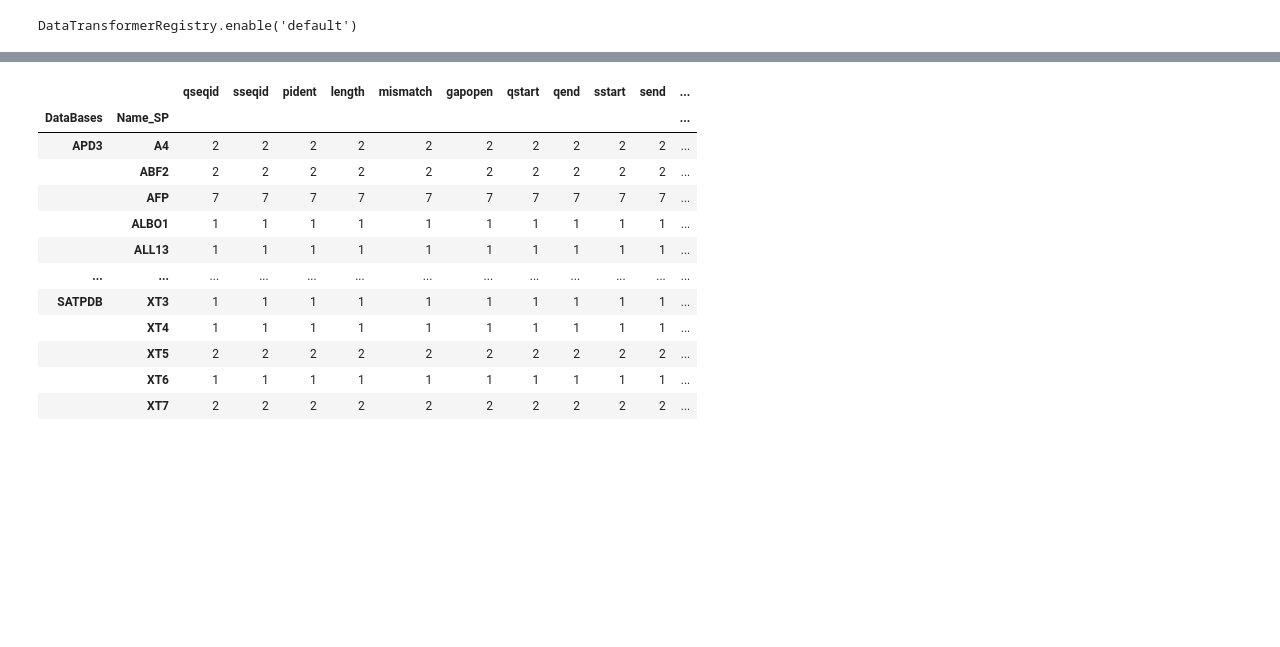
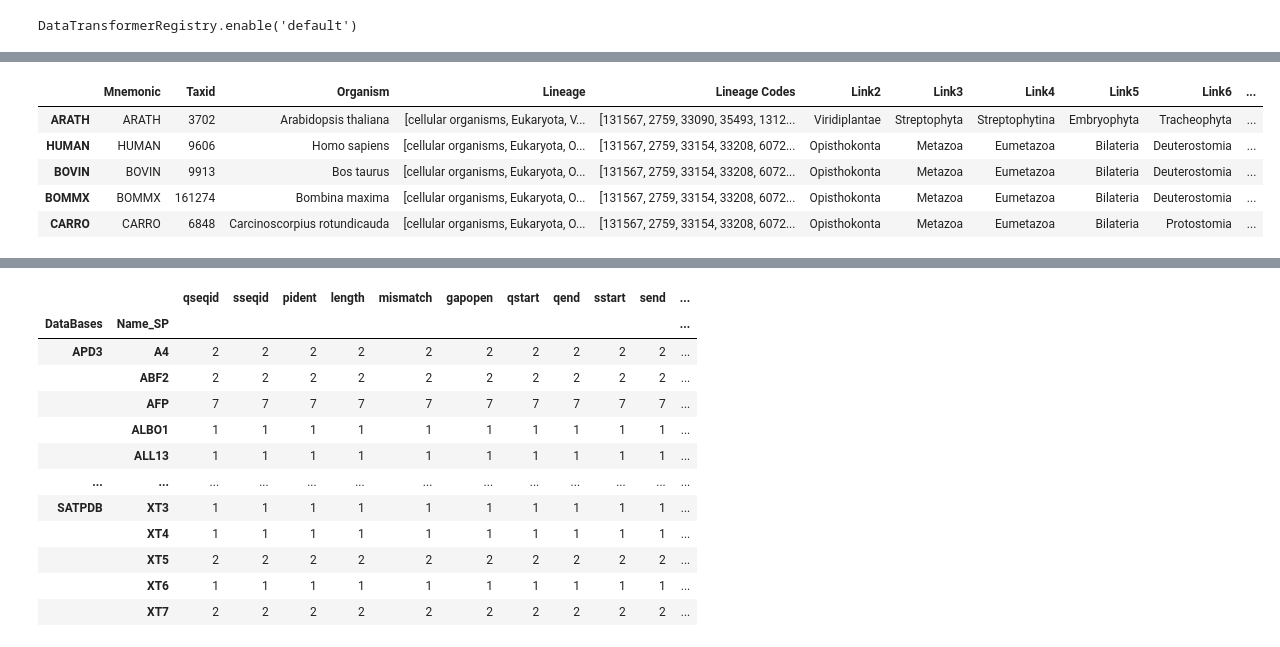
Before and after one commit to Nanocell-Lab/CAFPdb, a Jupyter notebook: 02_Diamond_SwissProt.ipynb, the cells around one changed output, grey strips where cells are left out. Cells and saved outputs as stored; diff of their text form; code cells hidden in the pictures; blank space fills up the shorter version.

```diff
--- a/02_Diamond_SwissProt.ipynb
+++ b/02_Diamond_SwissProt.ipynb
@@ -307,0 +369,3 @@ bar_chart2
+# %%
+taxid = get_taxid(mnemonic='ORYSJ')
+create_entry(taxid)
@@ -307,0 +374,10 @@ bar_chart2
+# %%
+import pandas as pd
+df44 = pd.DataFrame()
+for mnemonic in df33['Organism_SP'].unique()[:]:
+    taxid = get_taxid(mnemonic)
+    organism, mnemonic = create_entry(taxid)
+    lineage, lineage_codes = get_lineage(taxid)
+    df44[mnemonic]=[mnemonic, taxid,organism,lineage,lineage_codes]
+df44 = df44.transpose()
+df44.columns = ['Mnemonic','Taxid','Organism','Lineage','Lineage Codes']
@@ -307,0 +393,31 @@ bar_chart2
+# %%
+link02 = [x[2] for x in df44.Lineage.to_list()]
+link03 = [x[3] for x in df44.Lineage.to_list()]
+link04 = [x[4] for x in df44.Lineage.to_list()]
+link05 = [x[5] for x in df44.Lineage.to_list()]
+link06 = [x[6] for x in df44.Lineage.to_list()]
+link07 = [x[7] for x in df44.Lineage.to_list()]
+link08 = [x[8] for x in df44.Lineage.to_list()]
+link09 = [x[9] for x in df44.Lineage.to_list()]
+link10 = [x[10] for x in df44.Lineage.to_list()]
+
+
+df44['Link2'] = link02
+df44['Link3'] = link03
+df44['Link4'] = link04
+df44['Link5'] = link05
+df44['Link6'] = link06
+df44['Link7'] = link07
+df44['Link8'] = link08
+df44['Link9'] = link09
+df44['Link10'] = link10
+
+df44['Organism_SP'] = df44['Mnemonic']
+df44.head()
+# %% [output]
+|  | Mnemonic | Taxid | Organism | Lineage | Lineage Codes | Link2 | Link3 | Link4 | Link5 | Link6 | ... |
+| ARATH | ARATH | 3702 | Arabidopsis thaliana | [cellular organisms, Eukaryota, V... | [131567, 2759, 33090, 35493, 1312... | Viridiplantae | Streptophyta | Streptophytina | Embryophyta | Tracheophyta | ... |
+| HUMAN | HUMAN | 9606 | Homo sapiens | [cellular organisms, Eukaryota, O... | [131567, 2759, 33154, 33208, 6072... | Opisthokonta | Metazoa | Eumetazoa | Bilateria | Deuterostomia | ... |
+| BOVIN | BOVIN | 9913 | Bos taurus | [cellular organisms, Eukaryota, O... | [131567, 2759, 33154, 33208, 6072... | Opisthokonta | Metazoa | Eumetazoa | Bilateria | Deuterostomia | ... |
+| BOMMX | BOMMX | 161274 | Bombina maxima | [cellular organisms, Eukaryota, O... | [131567, 2759, 33154, 33208, 6072... | Opisthokonta | Metazoa | Eumetazoa | Bilateria | Deuterostomia | ... |
+| CARRO | CARRO | 6848 | Carcinoscorpius rotundicauda | [cellular organisms, Eukaryota, O... | [131567, 2759, 33154, 33208, 6072... | Opisthokonta | Metazoa | Eumetazoa | Bilateria | Protostomia | ... |
```
Also changed, not shown: parts of 28 cells of this notebook, 13 other files.
